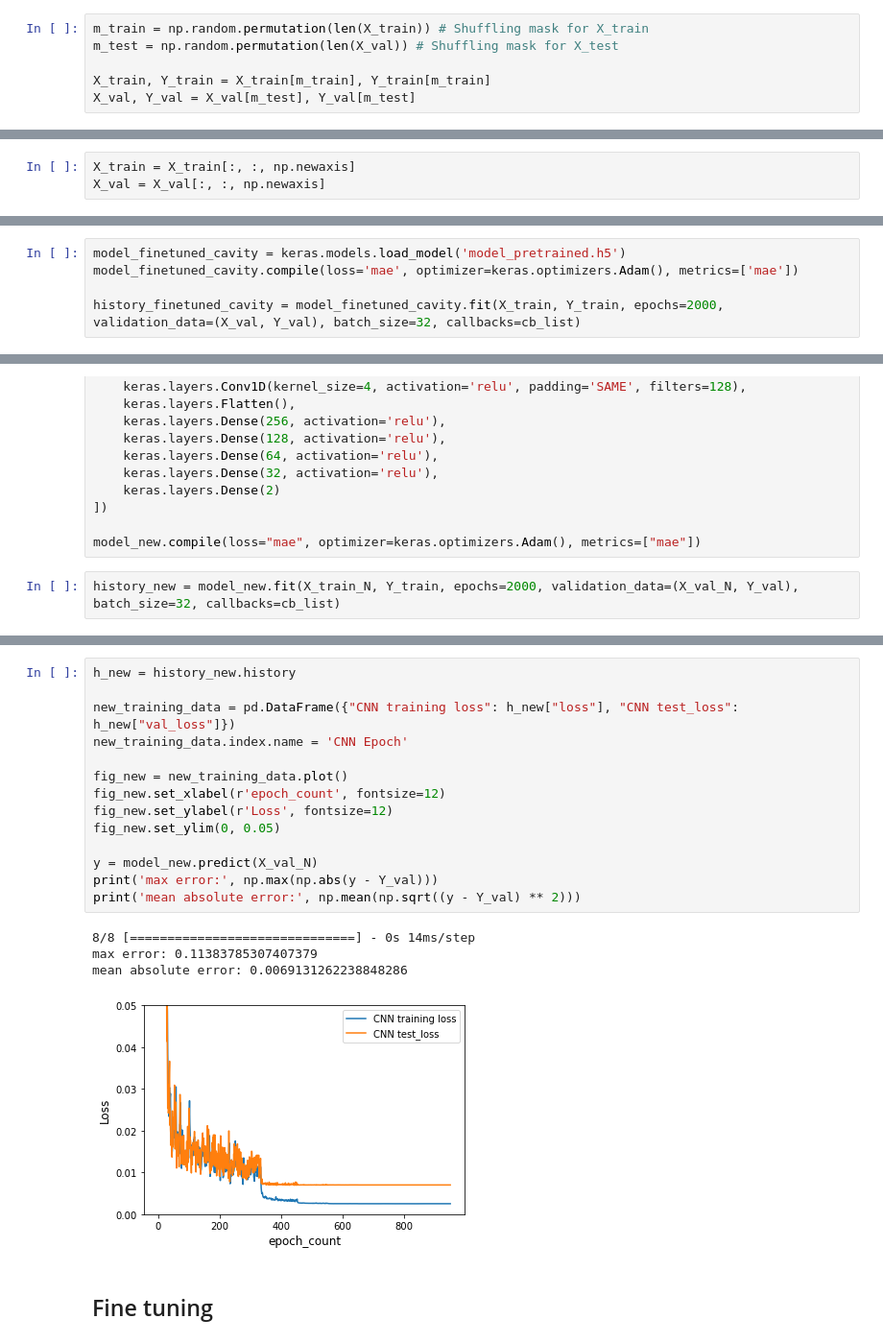
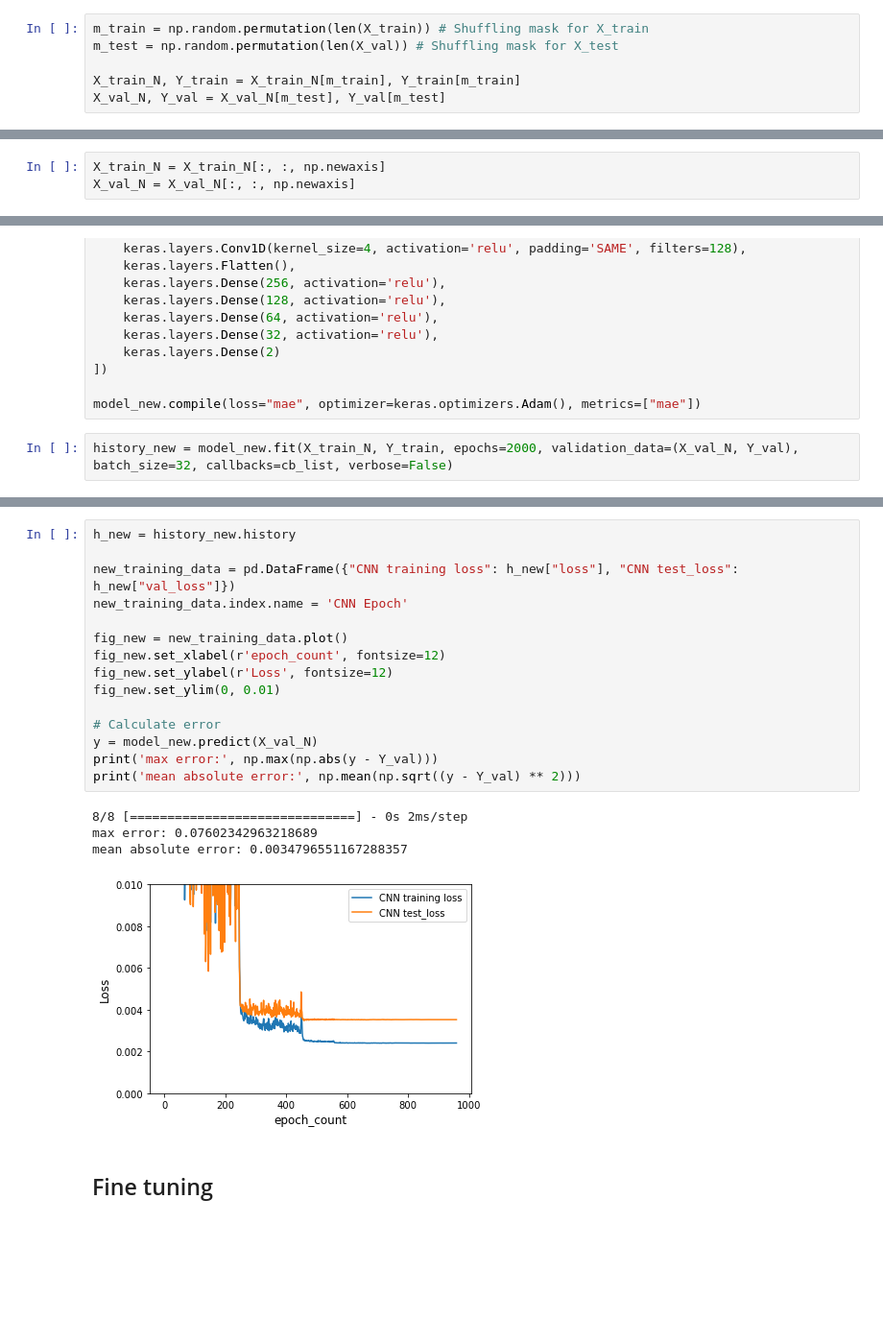
Before and after one commit to tretyakovmipt/atomic_magnetometry_DL, a Jupyter notebook: Training/transfer-learning.ipynb, the cells around one changed output, grey strips where cells are left out. Shown: that part at 96% size. Cells and saved outputs as stored; diff of their text form; blank space fills up the shorter version.

```diff
--- a/Training/transfer-learning.ipynb
+++ b/Training/transfer-learning.ipynb
@@ -39,13 +46,13 @@ Shuffle data sets
 m_train = np.random.permutation(len(X_train)) # Shuffling mask for X_train
 m_test = np.random.permutation(len(X_val)) # Shuffling mask for X_test
 
-X_train, Y_train = X_train[m_train], Y_train[m_train]
-X_val, Y_val = X_val[m_test], Y_val[m_test]
+X_train_N, Y_train = X_train_N[m_train], Y_train[m_train]
+X_val_N, Y_val = X_val_N[m_test], Y_val[m_test]
 # %% [markdown]
 Reshape X for CNN
 # %%
-X_train = X_train[:, :, np.newaxis]
-X_val = X_val[:, :, np.newaxis]
+X_train_N = X_train_N[:, :, np.newaxis]
+X_val_N = X_val_N[:, :, np.newaxis]
 # %% [markdown]
 Introduce training callbacks
 # %%
@@ -59,5 +61,0 @@ Load and train the model
-# %%
-model_finetuned_cavity = keras.models.load_model('model_pretrained.h5')
-model_finetuned_cavity.compile(loss='mae', optimizer=keras.optimizers.Adam(), metrics=['mae'])
-
-history_finetuned_cavity = model_finetuned_cavity.fit(X_train, Y_train, epochs=2000, validation_data=(X_val, Y_val), batch_size=32, callbacks=cb_list)
@@ -135,4 +80,4 @@ model_new = keras.models.Sequential([
 
 model_new.compile(loss="mae", optimizer=keras.optimizers.Adam(), metrics=["mae"])
 # %%
-history_new = model_new.fit(X_train_N, Y_train, epochs=2000, validation_data=(X_val_N, Y_val), batch_size=32, callbacks=cb_list)
+history_new = model_new.fit(X_train_N, Y_train, epochs=2000, validation_data=(X_val_N, Y_val), batch_size=32, callbacks=cb_list, verbose=False)
@@ -157,22 +84,23 @@ Epoch 951/2000
 # %%
 h_new = history_new.history
 
 new_training_data = pd.DataFrame({"CNN training loss": h_new["loss"], "CNN test_loss": h_new["val_loss"]})
 new_training_data.index.name = 'CNN Epoch'
 
 fig_new = new_training_data.plot()
 fig_new.set_xlabel(r'epoch_count', fontsize=12)
 fig_new.set_ylabel(r'Loss', fontsize=12)
-fig_new.set_ylim(0, 0.05)
+fig_new.set_ylim(0, 0.01)
 
+# Calculate error
 y = model_new.predict(X_val_N)
 print('max error:', np.max(np.abs(y - Y_val)))
 print('mean absolute error:', np.mean(np.sqrt((y - Y_val) ** 2)))
 # %% [output]
-8/8 [==============================] - 0s 14ms/step
-max error: 0.11383785307407379
-mean absolute error: 0.0069131262238848286
+8/8 [==============================] - 0s 2ms/step
+max error: 0.07602342963218689
+mean absolute error: 0.0034796551167288357
-[figure, old version]
+[figure, new version]
 # %% [markdown]
 ## Fine tuning
 # %% [markdown]
```
Also changed, not shown: parts of 22 cells of this notebook.
